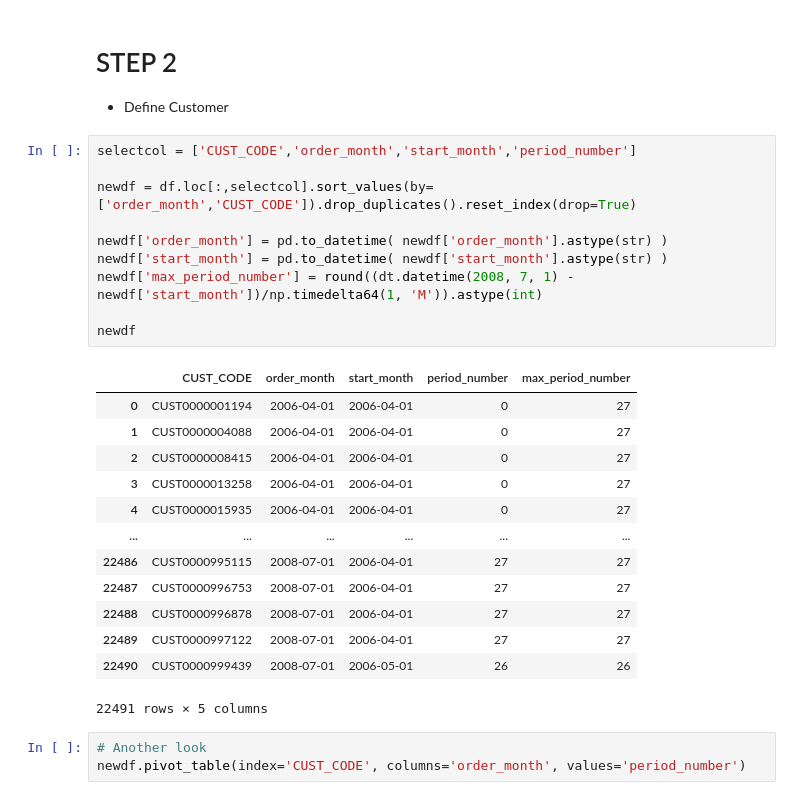
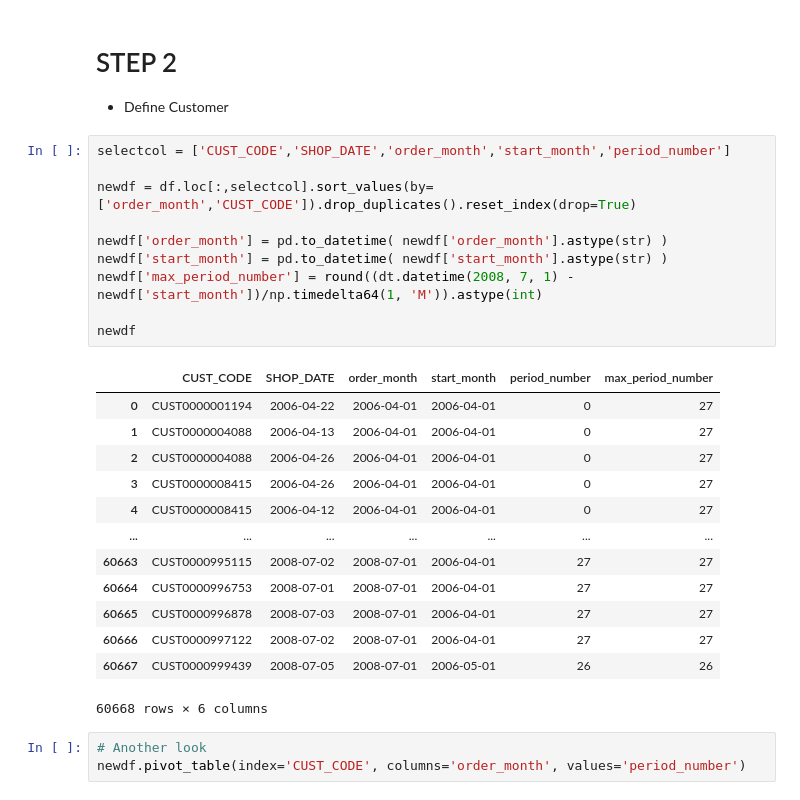
Before and after one commit to HikariJadeEmpire/AdvancedAnalytics-MADT8101, a Jupyter notebook: Week04_ChurnScoring/myChurnPrediction.ipynb, the cells around one changed output. Drawn from its saved outputs; the diff is of its cells as text.

```diff
--- a/Week04_ChurnScoring/myChurnPrediction.ipynb
+++ b/Week04_ChurnScoring/myChurnPrediction.ipynb
@@ -176,29 +175,29 @@ fig.tight_layout()
 # STEP 2
 - Define Customer
 # %%
-selectcol = ['CUST_CODE','order_month','start_month','period_number']
+selectcol = ['CUST_CODE','SHOP_DATE','order_month','start_month','period_number']
 
 newdf = df.loc[:,selectcol].sort_values(by=['order_month','CUST_CODE']).drop_duplicates().reset_index(drop=True)
 
 newdf['order_month'] = pd.to_datetime( newdf['order_month'].astype(str) )
 newdf['start_month'] = pd.to_datetime( newdf['start_month'].astype(str) )
 newdf['max_period_number'] = round((dt.datetime(2008, 7, 1) - newdf['start_month'])/np.timedelta64(1, 'M')).astype(int)
 
 newdf
 # %% [output]
-|  | CUST_CODE | order_month | start_month | period_number | max_period_number |
-| 0 | CUST0000001194 | 2006-04-01 | 2006-04-01 | 0 | 27 |
-| 1 | CUST0000004088 | 2006-04-01 | 2006-04-01 | 0 | 27 |
-| 2 | CUST0000008415 | 2006-04-01 | 2006-04-01 | 0 | 27 |
-| 3 | CUST0000013258 | 2006-04-01 | 2006-04-01 | 0 | 27 |
-| 4 | CUST0000015935 | 2006-04-01 | 2006-04-01 | 0 | 27 |
-| ... | ... | ... | ... | ... | ... |
-| 22486 | CUST0000995115 | 2008-07-01 | 2006-04-01 | 27 | 27 |
-| 22487 | CUST0000996753 | 2008-07-01 | 2006-04-01 | 27 | 27 |
-| 22488 | CUST0000996878 | 2008-07-01 | 2006-04-01 | 27 | 27 |
-| 22489 | CUST0000997122 | 2008-07-01 | 2006-04-01 | 27 | 27 |
-| 22490 | CUST0000999439 | 2008-07-01 | 2006-05-01 | 26 | 26 |
+|  | CUST_CODE | SHOP_DATE | order_month | start_month | period_number | max_period_number |
+| 0 | CUST0000001194 | 2006-04-22 | 2006-04-01 | 2006-04-01 | 0 | 27 |
+| 1 | CUST0000004088 | 2006-04-13 | 2006-04-01 | 2006-04-01 | 0 | 27 |
+| 2 | CUST0000004088 | 2006-04-26 | 2006-04-01 | 2006-04-01 | 0 | 27 |
+| 3 | CUST0000008415 | 2006-04-26 | 2006-04-01 | 2006-04-01 | 0 | 27 |
+| 4 | CUST0000008415 | 2006-04-12 | 2006-04-01 | 2006-04-01 | 0 | 27 |
+| ... | ... | ... | ... | ... | ... | ... |
+| 60663 | CUST0000995115 | 2008-07-02 | 2008-07-01 | 2006-04-01 | 27 | 27 |
+| 60664 | CUST0000996753 | 2008-07-01 | 2008-07-01 | 2006-04-01 | 27 | 27 |
+| 60665 | CUST0000996878 | 2008-07-03 | 2008-07-01 | 2006-04-01 | 27 | 27 |
+| 60666 | CUST0000997122 | 2008-07-02 | 2008-07-01 | 2006-04-01 | 27 | 27 |
+| 60667 | CUST0000999439 | 2008-07-05 | 2008-07-01 | 2006-05-01 | 26 | 26 |
-22491 rows × 5 columns
+60668 rows × 6 columns
 # %%
 # Another look
 newdf.pivot_table(index='CUST_CODE', columns='order_month', values='period_number')
```
Also changed, not shown: parts of 9 cells of this notebook.
